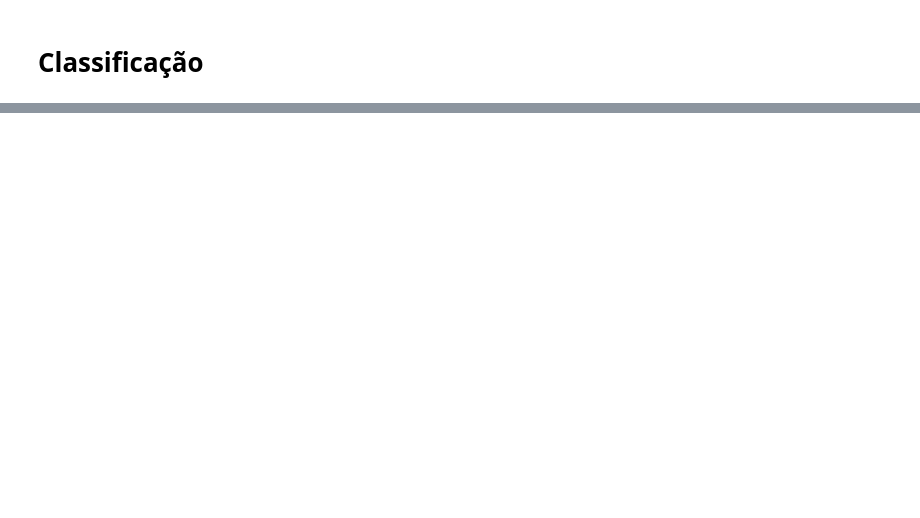
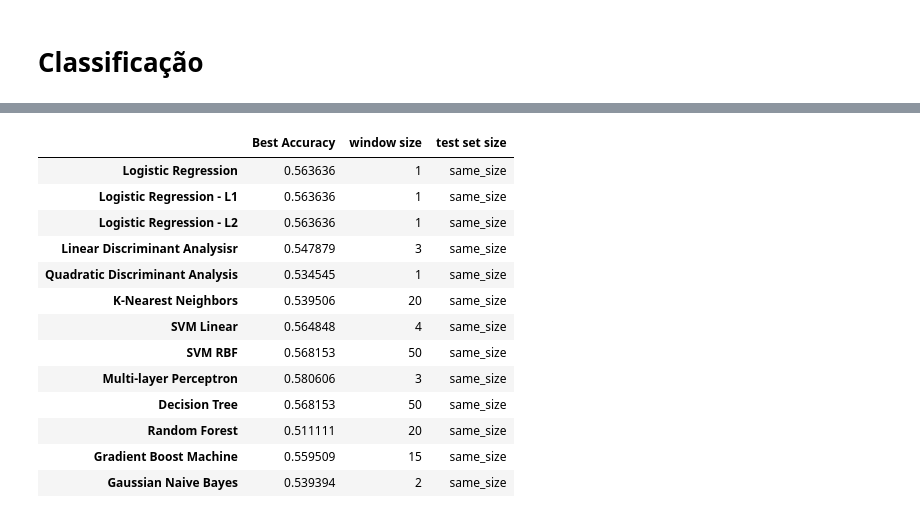
Before and after one commit to JorgeSantos18/MO432, a Jupyter notebook: Tarefa_3.ipynb, the cells around one changed output, grey strips where cells are left out. Drawn from its saved outputs; the diff is of its cells as text; code cells hidden in the pictures; blank space fills up the shorter version.

```diff
--- a/Tarefa_3.ipynb
+++ b/Tarefa_3.ipynb
@@ -256,7 +256,7 @@ from scipy.stats import uniform
 from sklearn.ensemble import RandomForestRegressor
 from sklearn.ensemble import GradientBoostingRegressor
 
-test_model = {
+test_model_r = {
 
     'Linear Regression': {
         'regressor' : LinearRegression,
@@ -648,0 +861,24 @@ with open('test_model_claffifiers_absolute_change_sizes.txt', 'w') as f:
+# %%
+cls_results_dict = {}
+
+for regressor in test_model_c.keys():
+    cls_results_dict[regressor] = {'Best Accuracy':0}
+    for w_size in [1,2,3,4,5,10,15,20,50]:
+        for y in ['y-absolute']:
+            for test_set_size in ['same_size', 'unequal_size']:
+                if test_model_c[regressor]['results'][str(w_size)][y][test_set_size]['accuracy'] > cls_results_dict[regressor]['Best Accuracy'] :
+                    cls_results_dict[regressor]['Best Accuracy'] = test_model_c[regressor]['results'][str(w_size)][y][test_set_size]['accuracy']
+                    cls_results_dict[regressor]['hparams']       = test_model_c[regressor]['results'][str(w_size)][y][test_set_size]['hparams']
+
+                    tmp  = False
+                    for k in cls_results_dict[regressor]['hparams']:
+                        if k == 'max_iter':
+                            tmp=True
+                            break
+                    if tmp:
+                        del cls_results_dict[regressor]['hparams']['max_iter']
+
+                    cls_results_dict[regressor]['window size']   = w_size
+                    cls_results_dict[regressor]['test set size'] = test_set_size
+
+cls_results_dict
@@ -648,0 +910,18 @@ with open('test_model_claffifiers_absolute_change_sizes.txt', 'w') as f:
+# %%
+cls_table = df.from_dict(cls_results_dict, orient='index').drop('hparams', axis=1)
+cls_table
+# %% [output]
+|  | Best Accuracy | window size | test set size |
+| Logistic Regression | 0.563636 | 1 | same_size |
+| Logistic Regression - L1 | 0.563636 | 1 | same_size |
+| Logistic Regression - L2 | 0.563636 | 1 | same_size |
+| Linear Discriminant Analysisr | 0.547879 | 3 | same_size |
+| Quadratic Discriminant Analysis | 0.534545 | 1 | same_size |
+| K-Nearest Neighbors | 0.539506 | 20 | same_size |
+| SVM Linear | 0.564848 | 4 | same_size |
+| SVM RBF | 0.568153 | 50 | same_size |
+| Multi-layer Perceptron | 0.580606 | 3 | same_size |
+| Decision Tree | 0.568153 | 50 | same_size |
+| Random Forest | 0.511111 | 20 | same_size |
+| Gradient Boost Machine | 0.559509 | 15 | same_size |
+| Gaussian Naive Bayes | 0.539394 | 2 | same_size |
```
Also changed, not shown: parts of 17 cells of this notebook.
